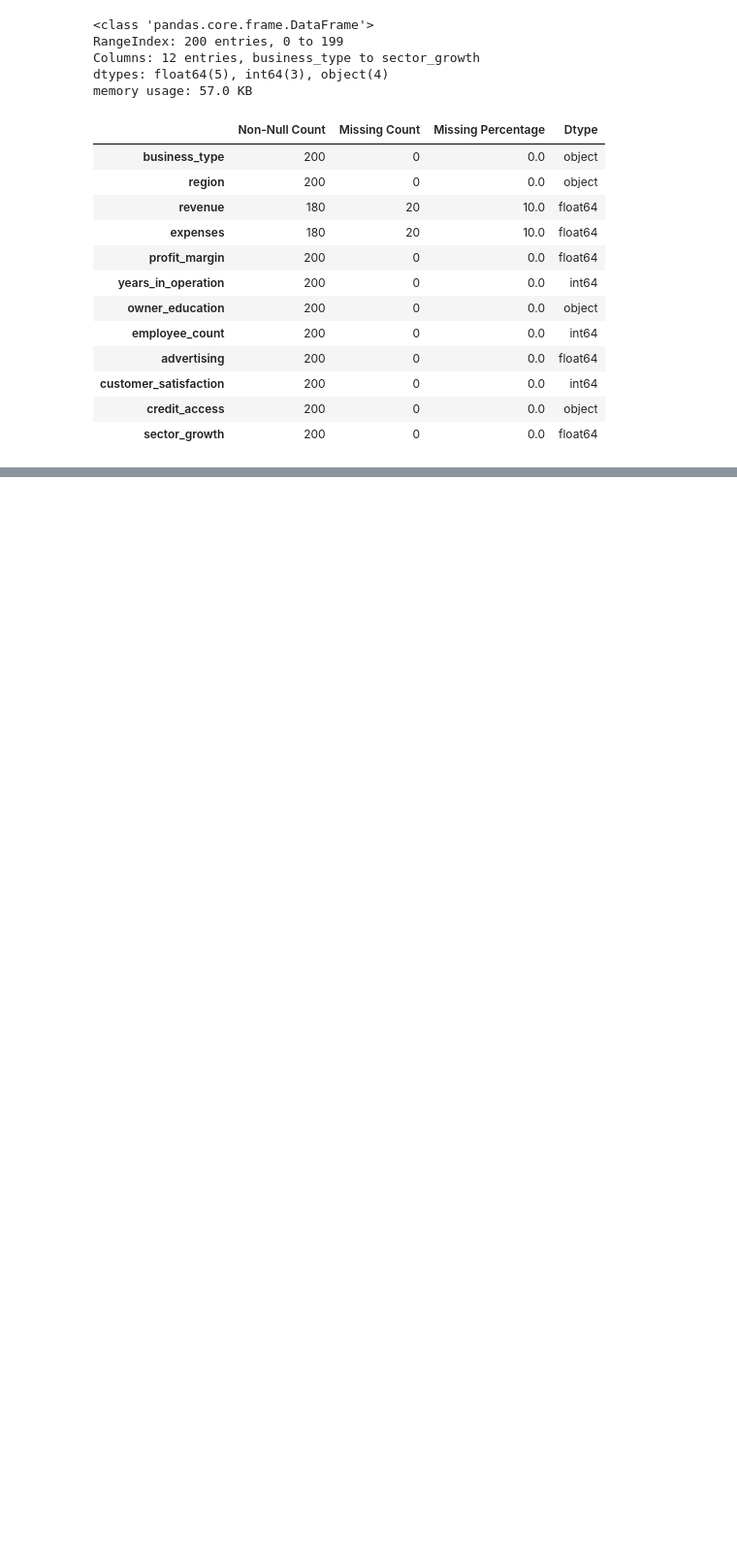
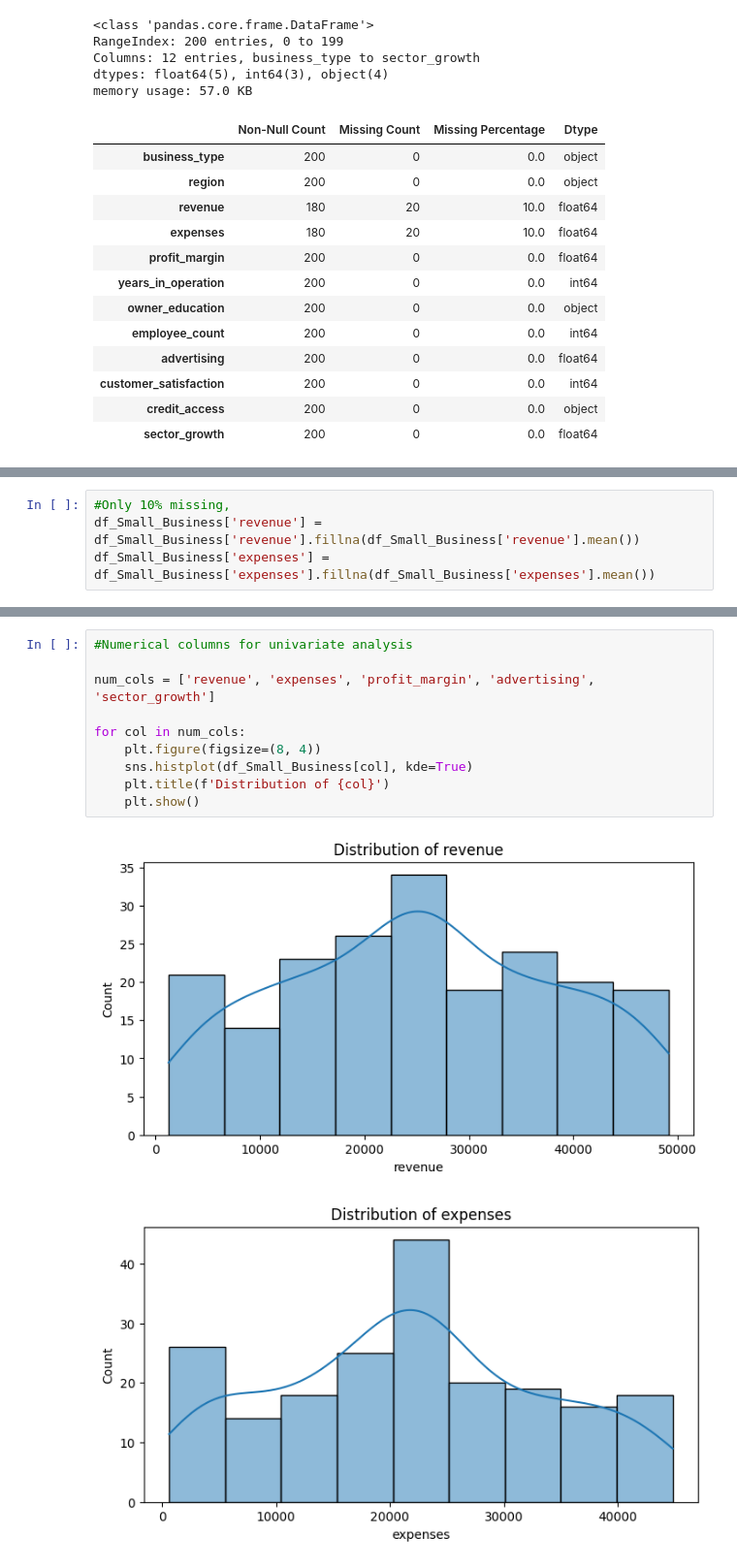
Before and after one commit to EfyaDufie2020/Small-Business-Performance-Analysis-in-Ghana, a Jupyter notebook: Notebooks/SBPG.ipynb, the cells around one changed output, grey strips where cells are left out. Shown at 97% size. Cells and saved outputs as stored; diff of their text form; blank space fills up the shorter version.

Commit message:
Univariate, bivariate & Multivariate

```diff
--- a/Notebooks/SBPG.ipynb
+++ b/Notebooks/SBPG.ipynb
@@ -334,0 +375,4 @@ Number of rows with missing 'revenue': 20
+# %%
+#Only 10% missing,
+df_Small_Business['revenue'] = df_Small_Business['revenue'].fillna(df_Small_Business['revenue'].mean())
+df_Small_Business['expenses'] = df_Small_Business['expenses'].fillna(df_Small_Business['expenses'].mean())
@@ -334,0 +404,13 @@ Number of rows with missing 'revenue': 20
+# %%
+#Numerical columns for univariate analysis
+
+num_cols = ['revenue', 'expenses', 'profit_margin', 'advertising', 'sector_growth']
+
+for col in num_cols:
+    plt.figure(figsize=(8, 4))
+    sns.histplot(df_Small_Business[col], kde=True)
+    plt.title(f'Distribution of {col}')
+    plt.show()
+# %% [output]
+[figure, added]
+[figure, added]
```
Also changed, not shown: parts of 13 cells of this notebook.
